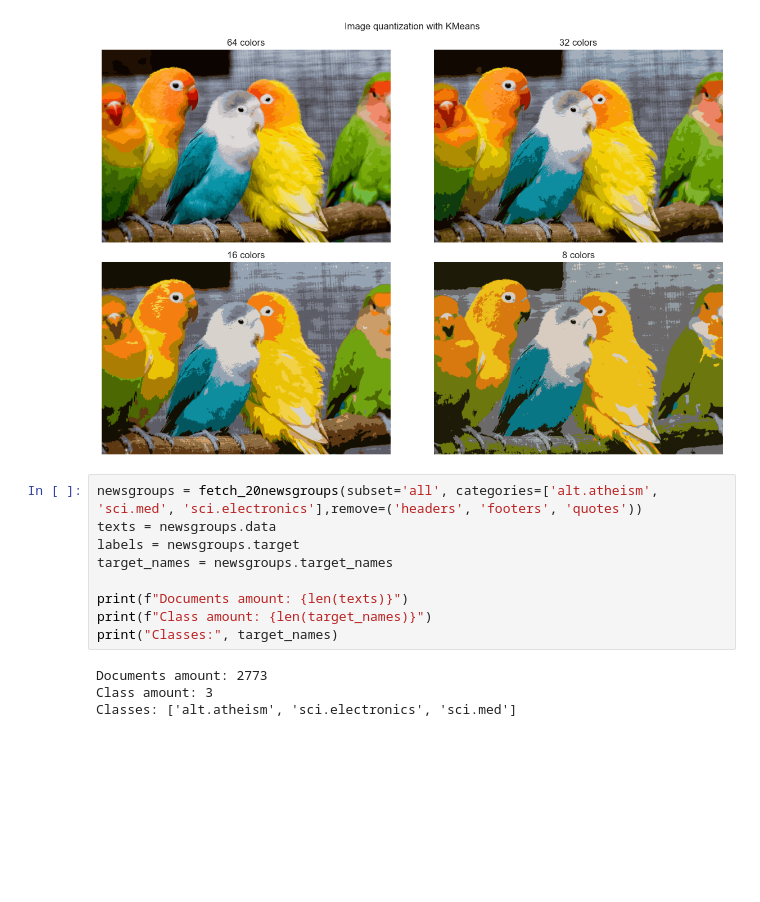
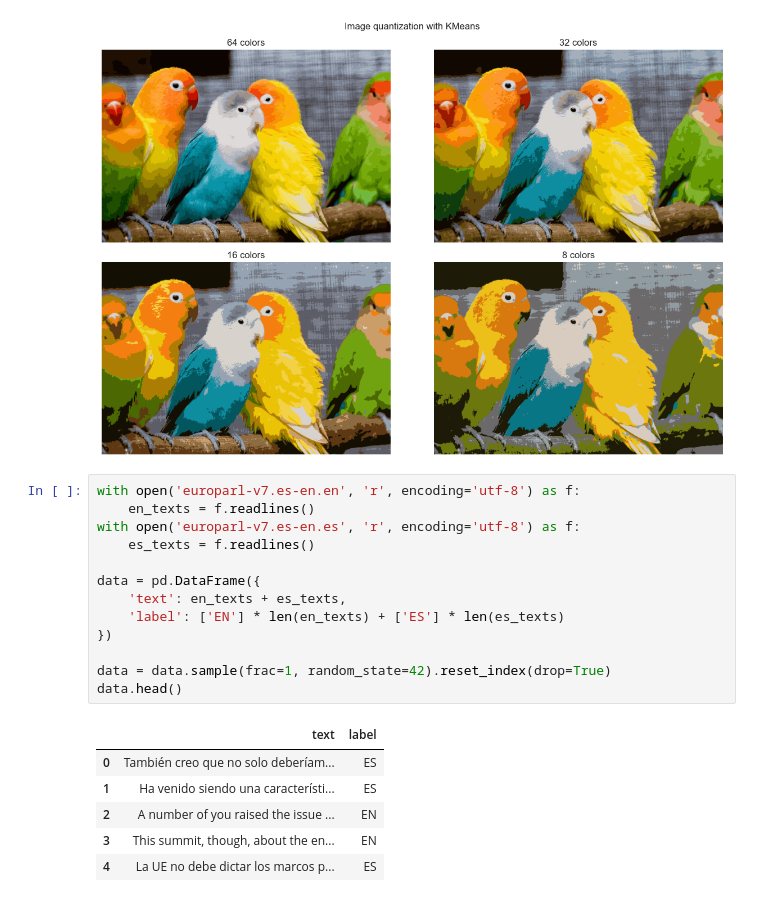
Before and after one commit to Darina03/Intellectual-Data-Analysis, a Jupyter notebook: lab02/lab02_spuskan.ipynb, the cells around one changed output. Drawn from its saved outputs; the diff is of its cells as text; blank space fills up the shorter version.

```diff
--- a/lab02/lab02_spuskan.ipynb
+++ b/lab02/lab02_spuskan.ipynb
@@ -417,15 +424,22 @@ plt.show()
 # %% [output]
 [figure]
 # %%
-newsgroups = fetch_20newsgroups(subset='all', categories=['alt.atheism', 'sci.med', 'sci.electronics'],remove=('headers', 'footers', 'quotes'))
-texts = newsgroups.data
-labels = newsgroups.target
-target_names = newsgroups.target_names
+with open('europarl-v7.es-en.en', 'r', encoding='utf-8') as f:
+    en_texts = f.readlines()
+with open('europarl-v7.es-en.es', 'r', encoding='utf-8') as f:
+    es_texts = f.readlines()
 
-print(f"Documents amount: {len(texts)}")
-print(f"Class amount: {len(target_names)}")
-print("Classes:", target_names)
+data = pd.DataFrame({
+    'text': en_texts + es_texts,
+    'label': ['EN'] * len(en_texts) + ['ES'] * len(es_texts)
+})
+
+data = data.sample(frac=1, random_state=42).reset_index(drop=True)
+data.head()
 # %% [output]
-Documents amount: 2773
-Class amount: 3
-Classes: ['alt.atheism', 'sci.electronics', 'sci.med']
+|  | text | label |
+| 0 | También creo que no solo deberíam... | ES |
+| 1 | Ha venido siendo una característi... | ES |
+| 2 | A number of you raised the issue ... | EN |
+| 3 | This summit, though, about the en... | EN |
+| 4 | La UE no debe dictar los marcos p... | ES |
```
Also changed, not shown: parts of 8 cells of this notebook.
